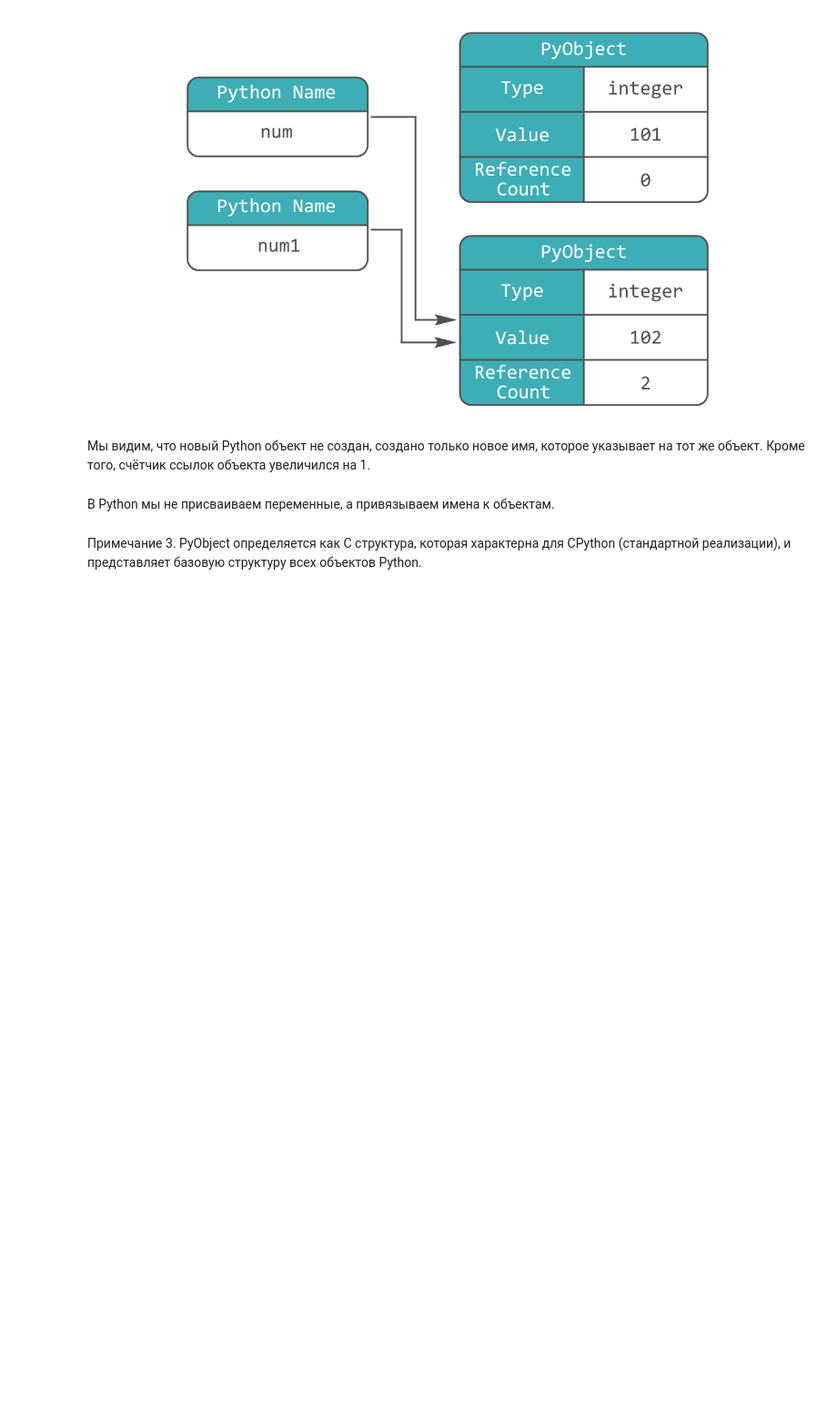
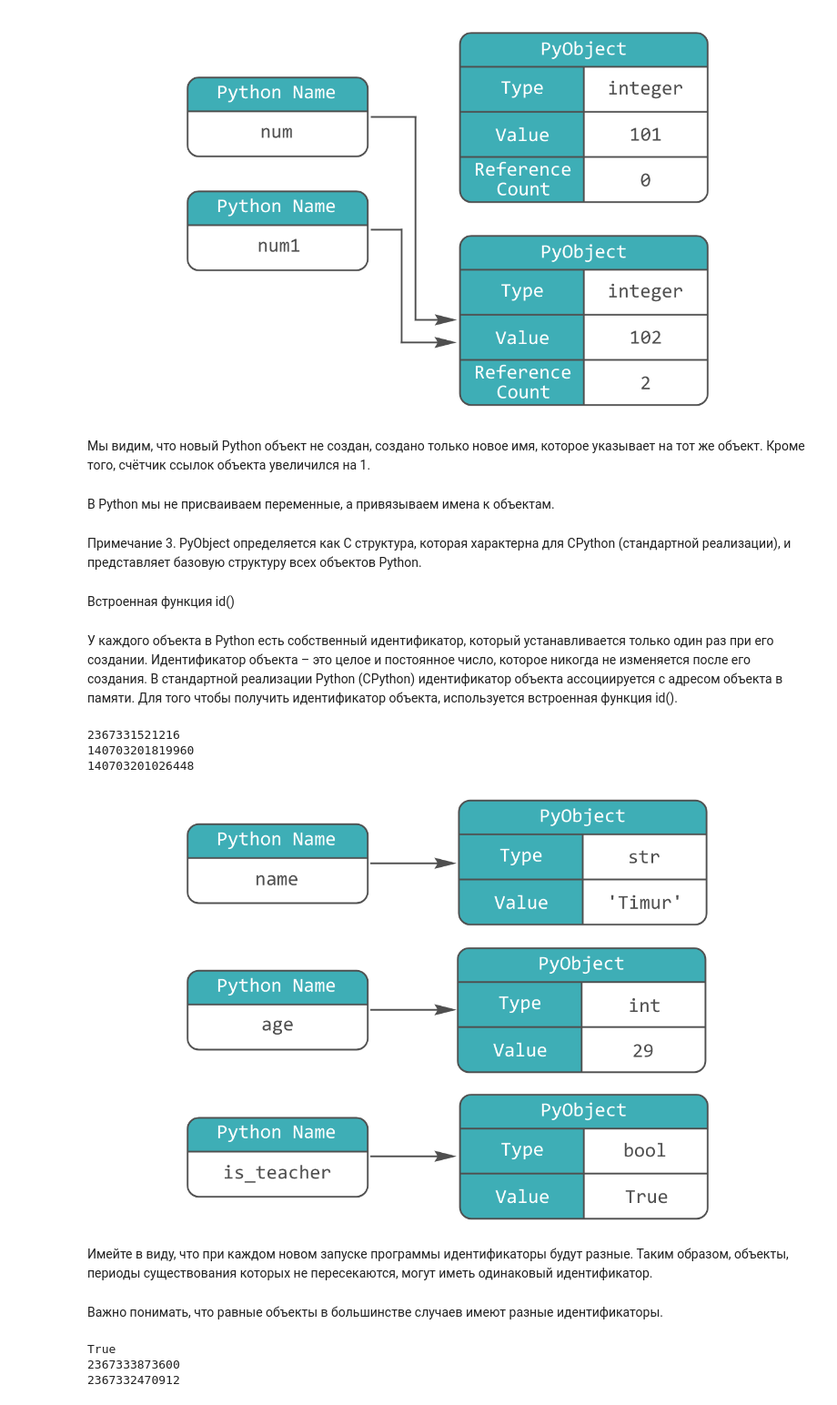
Before and after one commit to KovalenkoKonstantin/Python-Generation-a-Course-for-Professionals, a Jupyter notebook: 5/5.2 How variables work in Python.ipynb, the cells around one changed output. Shown at 91% size. Drawn from its saved outputs; the diff is of its cells as text; code cells hidden in the pictures; blank space fills up the shorter version.

Commit message:
how variables work in python, internment

```diff
--- a/5/5.2 How variables work in Python.ipynb
+++ b/5/5.2 How variables work in Python.ipynb
@@ -145,3 +145,41 @@ display(Image(filename=f'D:\\images\\{name}'))
 В Python мы не присваиваем переменные, а привязываем имена к объектам.
 # %% [markdown]
 Примечание 3. PyObject определяется как C структура, которая характерна для CPython (стандартной реализации), и представляет базовую структуру всех объектов Python.
+# %% [markdown]
+Встроенная функция id()
+# %% [markdown]
+У каждого объекта в Python есть собственный идентификатор, который устанавливается только один раз при его создании. Идентификатор объекта – это целое и постоянное число, которое никогда не изменяется после его создания. В стандартной реализации Python (CPython) идентификатор объекта ассоциируется с адресом объекта в памяти. Для того чтобы получить идентификатор объекта, используется встроенная функция id().
+# %%
+name = 'Timur'
+age = 29
+is_teacher = True
+
+print(id(name))
+print(id(age))
+print(id(is_teacher))
+# %% [output]
+2367331521216
+140703201819960
+140703201026448
+# %%
+from IPython.display import Image, display
+
+name = 'Новый проект (5).png'
+display(Image(filename=f'D:\\images\\{name}'))
+# %% [output]
+[figure, added]
+# %% [markdown]
+Имейте в виду, что при каждом новом запуске программы идентификаторы будут разные. Таким образом, объекты, периоды существования которых не пересекаются, могут иметь одинаковый идентификатор.
+# %% [markdown]
+Важно понимать, что равные объекты в большинстве случаев имеют разные идентификаторы.
+# %%
+nums1 = [1, 2, 3]
+nums2 = [1, 2, 3]
+
+print(nums1 == nums2)
+print(id(nums1))
+print(id(nums2))
+# %% [output]
+True
+2367333873600
+2367332470912
```
Also changed, not shown: parts of 49 cells of this notebook, 1 other file.
